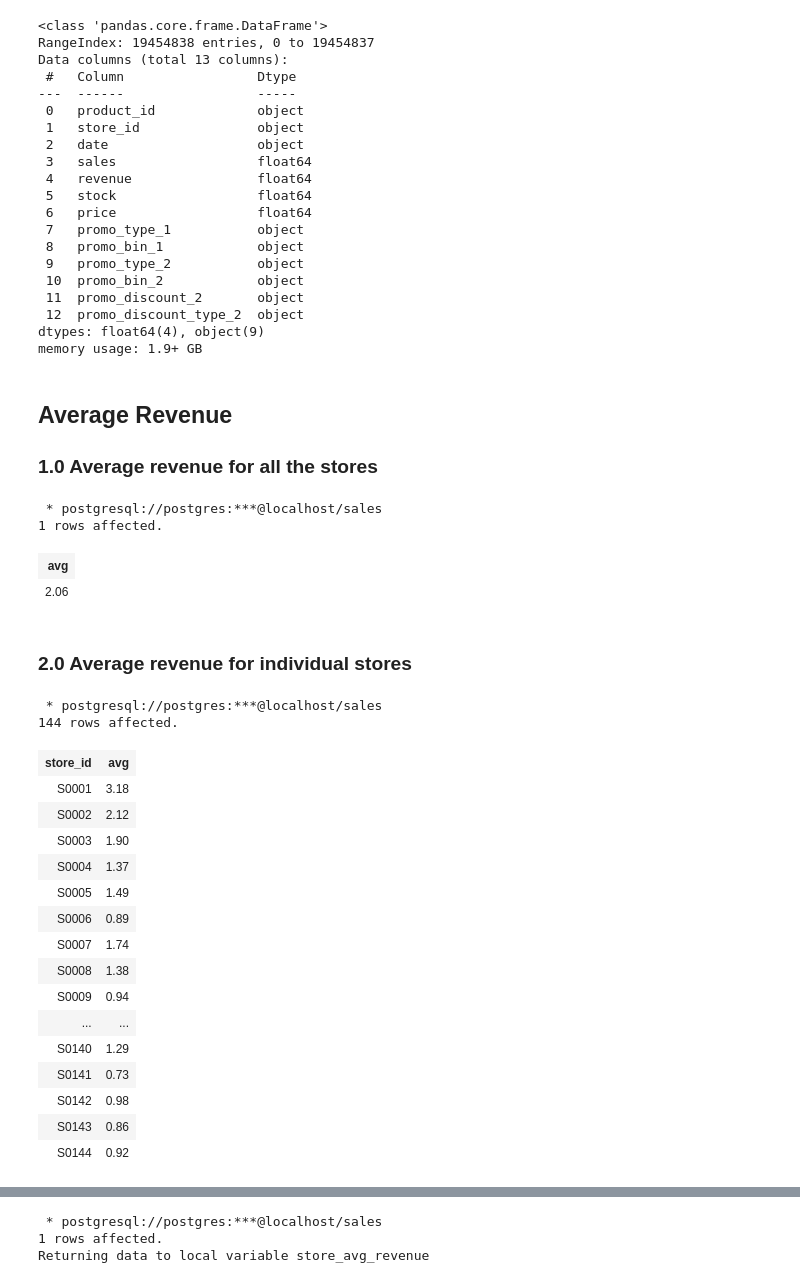
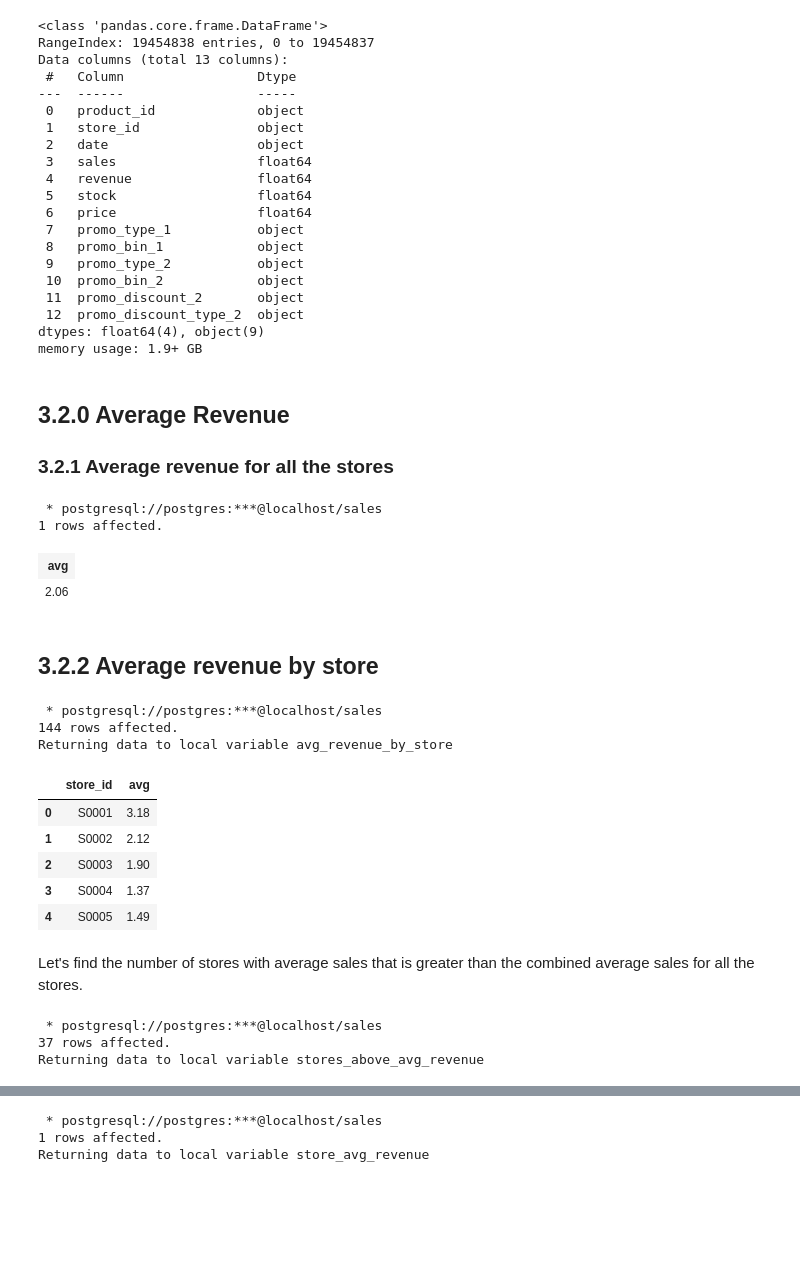
Before and after one commit to ChigozieObika/sql_sales_analysis, a Jupyter notebook: ipython_analysis.ipynb, the cells around one changed output, grey strips where cells are left out. Drawn from its saved outputs; the diff is of its cells as text; code cells hidden in the pictures; blank space fills up the shorter version.

```diff
--- a/ipython_analysis.ipynb
+++ b/ipython_analysis.ipynb
@@ -86,9 +109,9 @@ Data columns (total 13 columns):
 dtypes: float64(4), object(9)
 memory usage: 1.9+ GB
 # %% [markdown]
-## Average Revenue
+## 3.2.0 Average Revenue
 
-### 1.0 Average revenue for all the stores
+### 3.2.1 Average revenue for all the stores
 # %%
 avg_revenue = %sql SELECT CAST(AVG(revenue) AS DECIMAL (5,2)) FROM sales
 avg_revenue
@@ -99,26 +121,39 @@ avg_revenue
 | avg |
 | 2.06 |
 # %% [markdown]
-### 2.0 Average revenue for individual stores
+## 3.2.2 Average revenue by store
 # %%
-avg_revenue_by_store = %sql SELECT store_id, CAST(AVG(revenue) AS DECIMAL (5,2)) FROM sales GROUP BY store_id
-avg_revenue_by_store
+%%sql avg_revenue_by_store << SELECT store_id, CAST(
+    AVG(revenue) AS DECIMAL (5,2)
+    ) FROM sales GROUP BY store_id
 # %% [output]
  * postgresql://postgres:***@localhost/sales
 144 rows affected.
+Returning data to local variable avg_revenue_by_store
-| store_id | avg |
-| S0001 | 3.18 |
-| S0002 | 2.12 |
-| S0003 | 1.90 |
-| S0004 | 1.37 |
-| S0005 | 1.49 |
-| S0006 | 0.89 |
-| S0007 | 1.74 |
-| S0008 | 1.38 |
-| S0009 | 0.94 |
-| ... | ... |
-| S0140 | 1.29 |
-| S0141 | 0.73 |
-| S0142 | 0.98 |
-| S0143 | 0.86 |
-| S0144 | 0.92 |
+# %%
+avg_revenue_by_store_df = avg_revenue_by_store.DataFrame()
+avg_revenue_by_store_df.head()
+# %% [output]
+|  | store_id | avg |
+| 0 | S0001 | 3.18 |
+| 1 | S0002 | 2.12 |
+| 2 | S0003 | 1.90 |
+| 3 | S0004 | 1.37 |
+| 4 | S0005 | 1.49 |
+# %% [markdown]
+Let's find the number of stores with average sales that is greater than the combined average sales for all the stores.
+# %%
+%%sql stores_above_avg_revenue << SELECT *
+FROM (SELECT store_id, CAST(
+    AVG(revenue) AS DECIMAL (5,2)
+    ) FROM sales GROUP BY store_id) AS result
+WHERE result.avg > (
+    SELECT CAST(
+        AVG(revenue) AS DECIMAL (5,2)
+        ) FROM sales
+    )
+    ORDER BY result.avg DESC
+# %% [output]
+ * postgresql://postgres:***@localhost/sales
+37 rows affected.
+Returning data to local variable stores_above_avg_revenue
```
Also changed, not shown: parts of 47 cells of this notebook.
